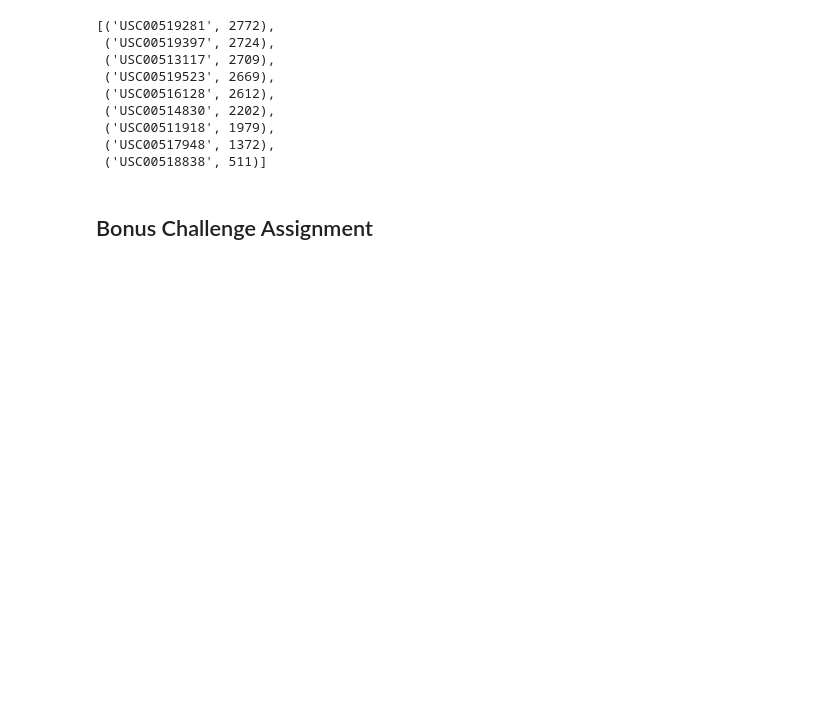
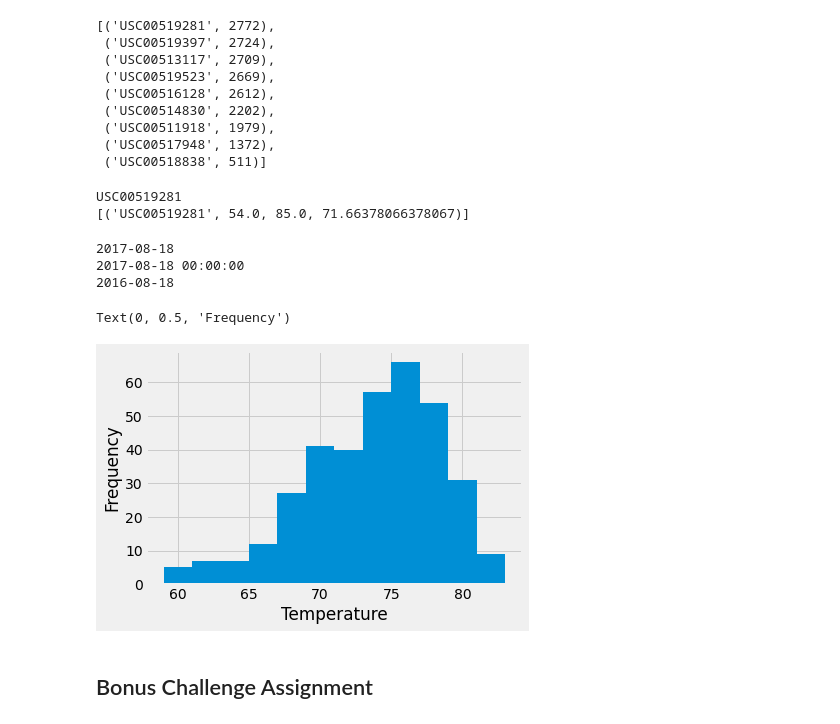
Before and after one commit to qizhengyaoyao/SQLAlchemy-challenge, a Jupyter notebook: climate_starter.ipynb, the cells around one changed output. Cells and saved outputs as stored; diff of their text form; code cells hidden in the pictures; blank space fills up the shorter version.

```diff
--- a/climate_starter.ipynb
+++ b/climate_starter.ipynb
@@ -133,9 +133,42 @@ station_act
 # %%
 # Using the station id from the previous query, calculate the lowest temperature recorded,
 # highest temperature recorded, and average temperature of the most active station?
+query_station=station_act[0][0]
+print(query_station)
+temp_describe=[func.min(Measurement.tobs),func.max(Measurement.tobs),func.avg(Measurement.tobs)]
+results = session.query(Measurement.station,*temp_describe).\
+            filter(Measurement.station == query_station).all()
+print(results)
+# %% [output]
+USC00519281
+[('USC00519281', 54.0, 85.0, 71.66378066378067)]
 # %%
 # Choose the station with the highest number of temperature observations.
 # Query the last 12 months of temperature observation data for this station and plot the results as a histogram
+
+latest_date_str_stat = session.query(Measurement.date).\
+                        filter(Measurement.station == query_station).\
+                        order_by(Measurement.date.desc()).first()
+print(latest_date_str_stat[0])
+latest_date_stat=dt.datetime.strptime(latest_date_str_stat[0],'%Y-%m-%d')
+print(latest_date_stat)
+
+query_date_stat=dt.date(latest_date_stat.year -1, latest_date_stat.month, latest_date_stat.day)
+print(query_date_stat)
+
+results = session.query(Measurement.tobs).\
+            filter(Measurement.date>query_date_stat).\
+            filter(Measurement.station == query_station).all()
+temp_results = list(np.ravel(results))
+plt.hist(temp_results, bins=12,label='tobs')
+plt.xlabel('Temperature')
+plt.ylabel('Frequency')
+# %% [output]
+2017-08-18
+2017-08-18 00:00:00
+2016-08-18
+Text(0, 0.5, 'Frequency')
+[figure, added]
 # %% [markdown]
 ## Bonus Challenge Assignment
 # %%
```
Also changed, not shown: parts of 1 cell of this notebook, 1 other file.
